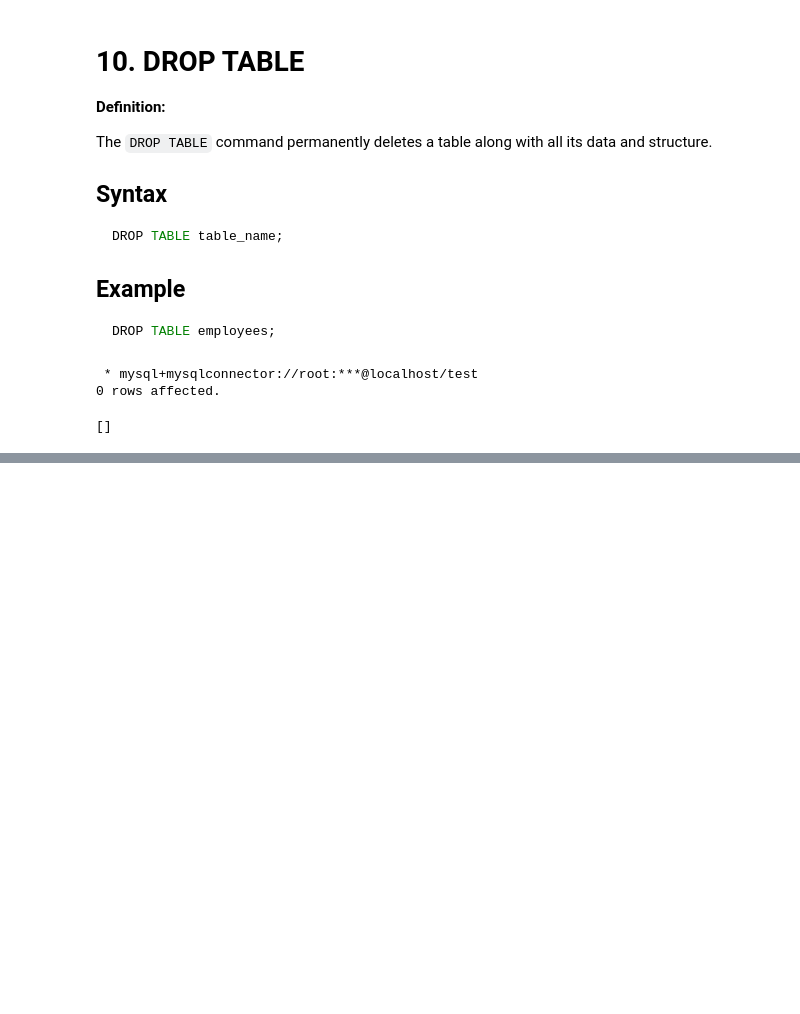
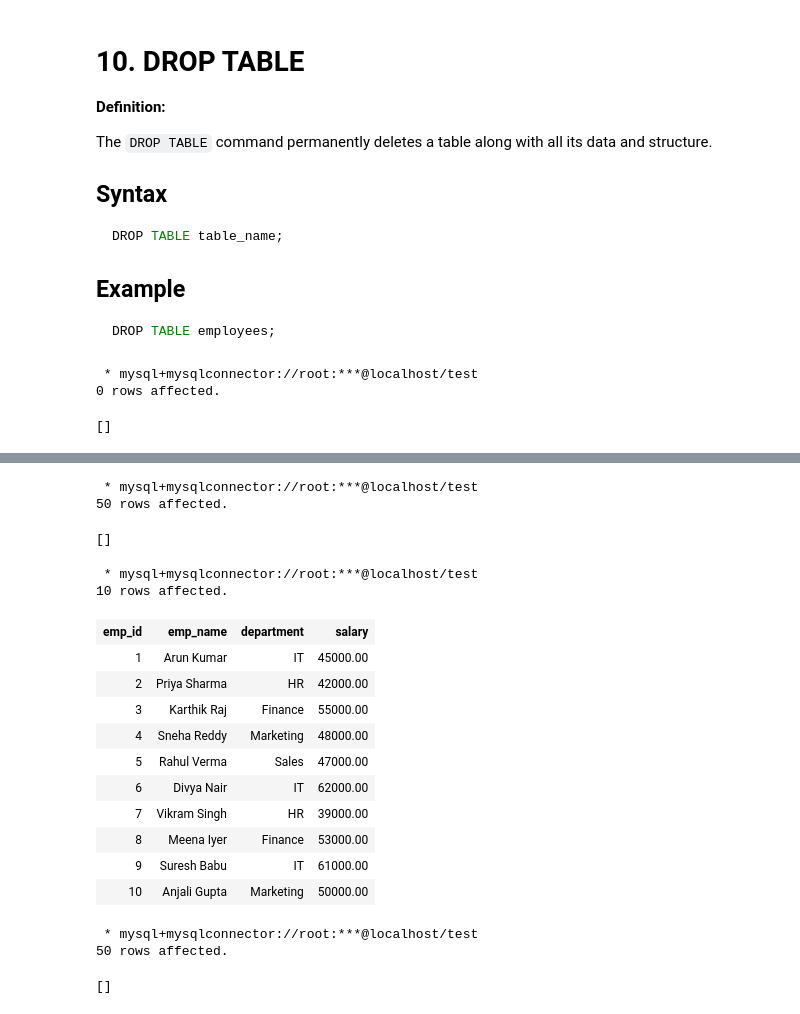
Before and after one commit to karthikeyanm-dev/DE-SQL, a Jupyter notebook: DE-With-Def.ipynb, the cells around one changed output, grey strips where cells are left out. Drawn from its saved outputs; the diff is of its cells as text; code cells hidden in the pictures; blank space fills up the shorter version.

```diff
--- a/DE-With-Def.ipynb
+++ b/DE-With-Def.ipynb
@@ -483,0 +602,40 @@ DROP TABLE employees_tp;
+# %%
+%%sql
+-- Copy ALl Datas
+CREATE TABLE employees_backup AS
+SELECT *
+FROM employees_day;
+# %% [output]
+ * mysql+mysqlconnector://root:***@localhost/test
+50 rows affected.
+[]
+# %%
+%%sql
+-- Just Viewing the Data
+select * from employees_backup
+limit 10;
+# %% [output]
+ * mysql+mysqlconnector://root:***@localhost/test
+10 rows affected.
+| emp_id | emp_name | department | salary |
+| 1 | Arun Kumar | IT | 45000.00 |
+| 2 | Priya Sharma | HR | 42000.00 |
+| 3 | Karthik Raj | Finance | 55000.00 |
+| 4 | Sneha Reddy | Marketing | 48000.00 |
+| 5 | Rahul Verma | Sales | 47000.00 |
+| 6 | Divya Nair | IT | 62000.00 |
+| 7 | Vikram Singh | HR | 39000.00 |
+| 8 | Meena Iyer | Finance | 53000.00 |
+| 9 | Suresh Babu | IT | 61000.00 |
+| 10 | Anjali Gupta | Marketing | 50000.00 |
+# %%
+%%sql
+-- Now Copying the Specific Data
+
+create table employees_details as
+select emp_id, emp_name
+from employees_day;
+# %% [output]
+ * mysql+mysqlconnector://root:***@localhost/test
+50 rows affected.
+[]
```
Also changed, not shown: parts of 16 cells of this notebook.
